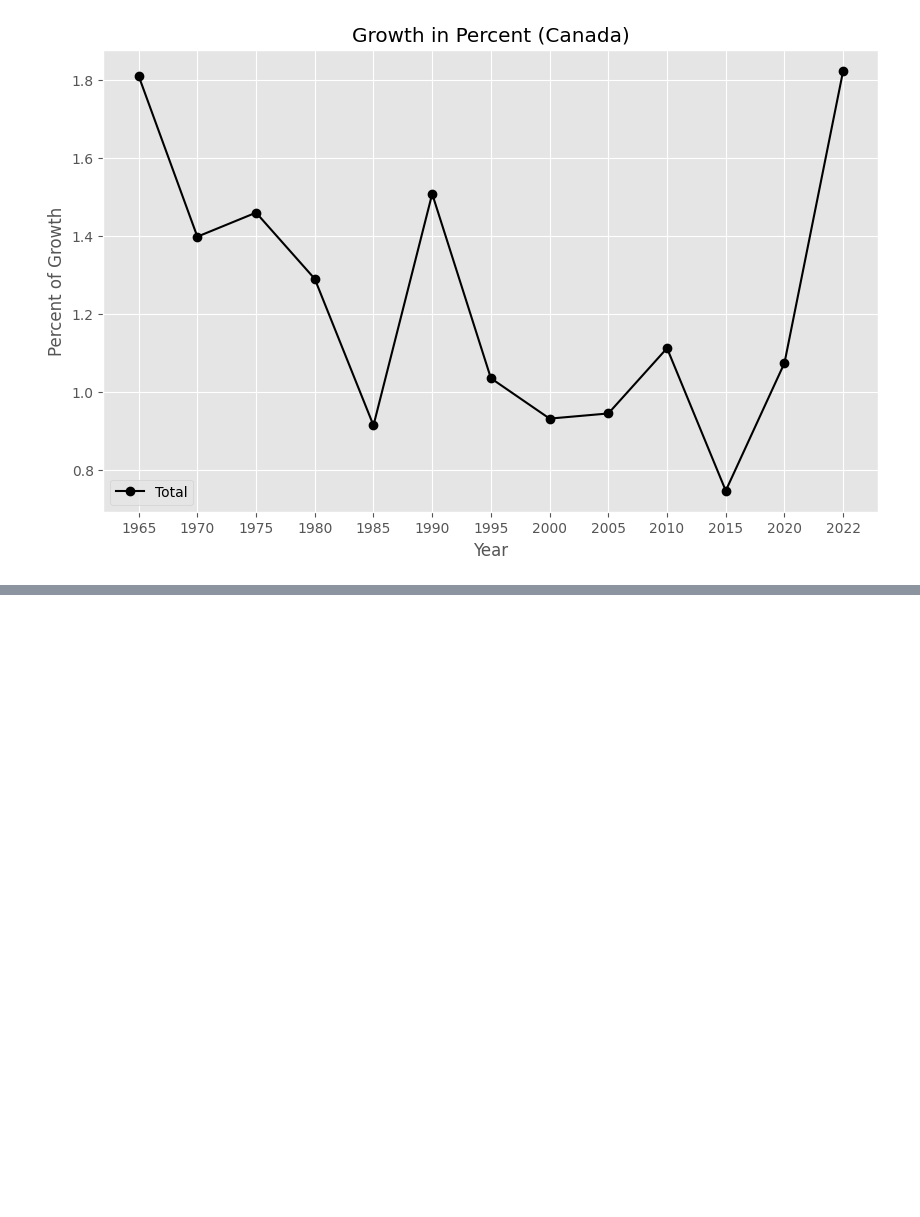
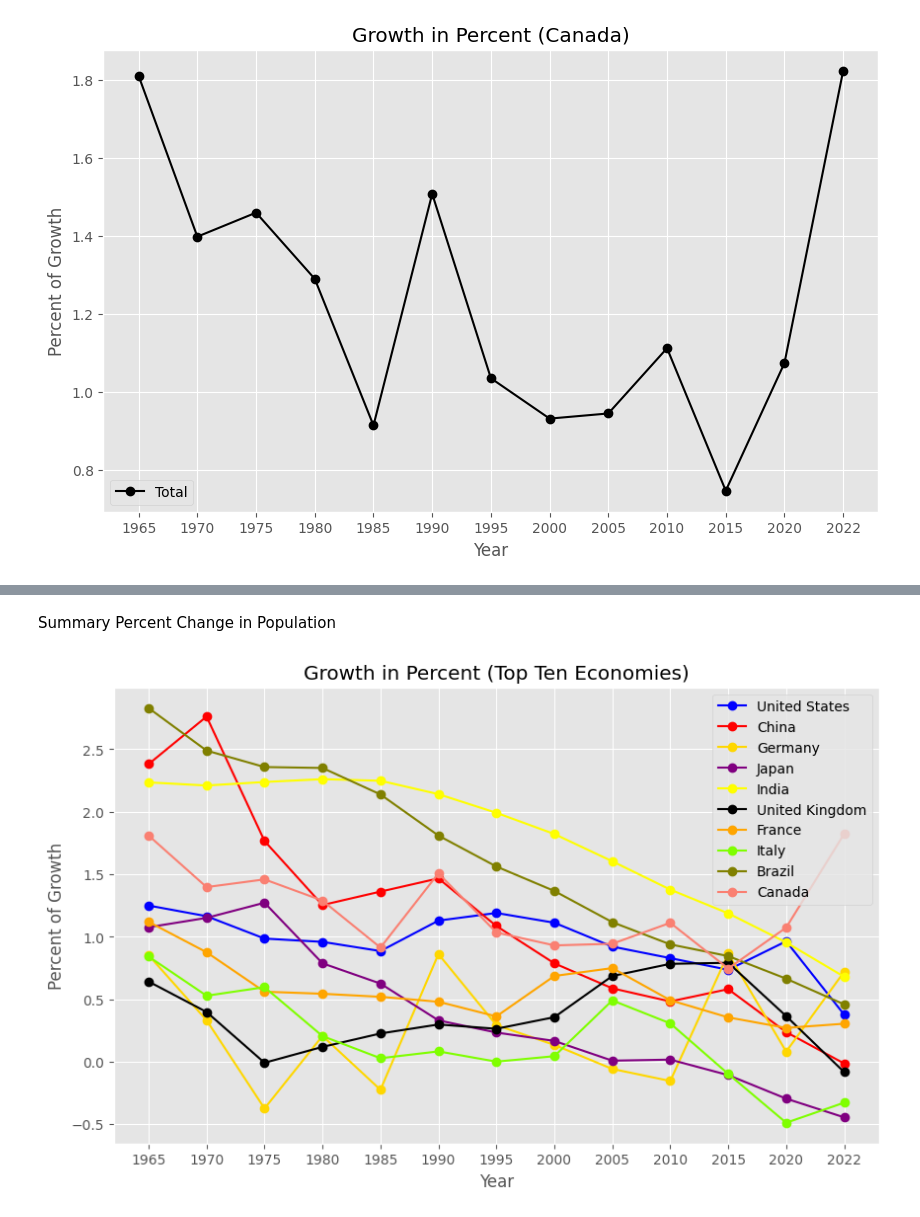
Before and after one commit to wwwinters/MSDS-670-MidTerm-Project, a Jupyter notebook: src/EDA_WorldPop.ipynb, the cells around one changed output, grey strips where cells are left out. Cells and saved outputs as stored; diff of their text form; code cells hidden in the pictures; blank space fills up the shorter version.

```diff
--- a/src/EDA_WorldPop.ipynb
+++ b/src/EDA_WorldPop.ipynb
@@ -655,0 +748,22 @@ plt.savefig('../images/caGowthPercent.png', format='png')
+# %% [markdown]
+Summary Percent Change in Population
+# %%
+plt.figure(figsize=(10,6))
+plt.title('Growth in Percent (Top Ten Economies)')
+plt.xlabel('Year')
+plt.ylabel('Percent of Growth')
+plt.plot(us_growth, color='blue', label='United States', marker='o')
+plt.plot(cn_growth, color='red', label='China', marker='o')
+plt.plot(de_growth, color='gold', label='Germany', marker='o')
+plt.plot(jp_growth, color='purple', label='Japan', marker='o')
+plt.plot(in_growth, color='yellow', label='India', marker='o')
+plt.plot(uk_growth, color='black', label='United Kingdom', marker='o')
+plt.plot(fr_growth, color='orange', label='France', marker='o')
+plt.plot(it_growth, color='chartreuse', label='Italy', marker='o')
+plt.plot(br_growth, color='olive', label='Brazil', marker='o')
+plt.plot(ca_growth, color='salmon', label='Canada', marker='o')
+plt.legend()
+plt.plot()
+plt.savefig('../images/sumGowthPercent.png', format='png')
+# %% [output]
+[figure, added]
```
Also changed, not shown: parts of 12 cells of this notebook, 18 other files.
